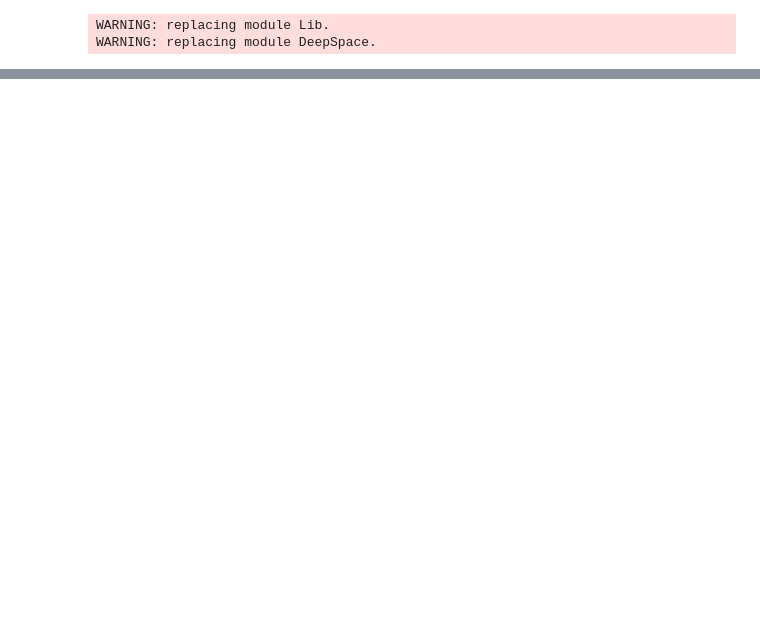
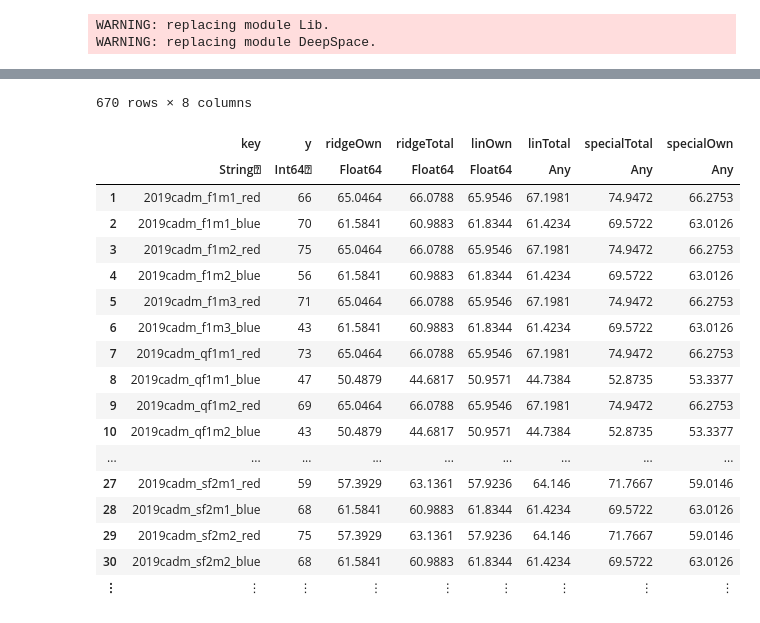
Before and after one commit to Thing342/frc-stats-workbench, a Jupyter notebook: notebooks/advanced_opr.ipynb, the cells around one changed output, grey strips where cells are left out. Drawn from its saved outputs; the diff is of its cells as text; code cells hidden in the pictures; blank space fills up the shorter version.

Commit message:
add special opr experiment

```diff
--- a/notebooks/advanced_opr.ipynb
+++ b/notebooks/advanced_opr.ipynb
@@ -147,0 +76,5 @@ UndefVarError: UndefVarError: predictions_table not defined
+# %%
+cols = Lib.numeric_col_names(scores_train)
+y = scores_train[cols] |> df -> convert(Array{Float64,2}, df)
+linearComponentsArr = llsq(ß,y; bias=false)
+ridgeComponentsArr = ridge(ß,y,1; bias=false)
@@ -147,0 +99,11 @@ UndefVarError: UndefVarError: predictions_table not defined
+# %%
+event_lengths_tbl = aggregate(scores_train, :event, length)
+event_lengths = Dict(event_lengths_tbl.event[i] => event_lengths_tbl.totalPoints_length[i] / 2 for i = 1:size(event_lengths_tbl,1))
+timevar = [let
+        key = split(scores_train.key[i], "_")[2]
+        num_str = split(key, "qm")[end]
+        num = parse(Float64, num_str)
+        len = event_lengths[scores_train.event[i]]
+        (len - num) / len
+        end for i = 1:size(ß,1)]
+[scores_train.key timevar]
@@ -147,0 +128,3 @@ UndefVarError: UndefVarError: predictions_table not defined
+# %%
+ßspecial = [ß timevar]
+specialComponents = llsq(ßspecial,y; bias=false)
@@ -147,0 +149,5 @@ UndefVarError: UndefVarError: predictions_table not defined
+# %%
+tSpecial = [teamnums ; "special"]
+linearOPR = DataFrame([teamnums linearComponentsArr], [:team ; cols])
+ridgeOPR  = DataFrame([teamnums ridgeComponentsArr], [:team ; cols])
+specialOPR = DataFrame([tSpecial specialComponents], [:team ; cols])
@@ -147,0 +196,34 @@ UndefVarError: UndefVarError: predictions_table not defined
+# %%
+(ßtest, _, _) = Lib.opr_ß(scores_test, teams_test ; teamnums = teamnums)
+scaledToTotalMean(df, col) = (col ./ mean(col)) .* mean(df.totalPoints)
+
+specialTotal = specialOPR.totalPoints[1:end-1]
+specialOwn = specialOPR.ownPoints[1:end-1]
+
+yhat4 = ßtest * linearOPR.totalPoints
+yhat1 = ßtest * scaledToTotalMean(linearOPR, ridgeOPR.ownPoints)
+yhat2 = ßtest * scaledToTotalMean(linearOPR, ridgeOPR.totalPoints)
+yhat3 = ßtest * scaledToTotalMean(linearOPR, linearOPR.ownPoints)
+yhat5 = ßtest * specialTotal
+yhat6 = ßtest * specialOwn #(specialOwn ./ mean(specialOwn) .* mean(specialTotal))
+results = DataFrame(key=scores_test.key, y=scores_test.totalPoints, ridgeOwn=yhat1, ridgeTotal=yhat2, linOwn=yhat3, linTotal=yhat4, specialTotal=yhat5, specialOwn=yhat6)
+# %% [output]
+670 rows × 8 columns
+|  | key | y | ridgeOwn | ridgeTotal | linOwn | linTotal | specialTotal | specialOwn |
+|  | String⍰ | Int64⍰ | Float64 | Float64 | Float64 | Any | Any | Any |
+| 1 | 2019cadm_f1m1_red | 66 | 65.0464 | 66.0788 | 65.9546 | 67.1981 | 74.9472 | 66.2753 |
+| 2 | 2019cadm_f1m1_blue | 70 | 61.5841 | 60.9883 | 61.8344 | 61.4234 | 69.5722 | 63.0126 |
+| 3 | 2019cadm_f1m2_red | 75 | 65.0464 | 66.0788 | 65.9546 | 67.1981 | 74.9472 | 66.2753 |
+| 4 | 2019cadm_f1m2_blue | 56 | 61.5841 | 60.9883 | 61.8344 | 61.4234 | 69.5722 | 63.0126 |
+| 5 | 2019cadm_f1m3_red | 71 | 65.0464 | 66.0788 | 65.9546 | 67.1981 | 74.9472 | 66.2753 |
+| 6 | 2019cadm_f1m3_blue | 43 | 61.5841 | 60.9883 | 61.8344 | 61.4234 | 69.5722 | 63.0126 |
+| 7 | 2019cadm_qf1m1_red | 73 | 65.0464 | 66.0788 | 65.9546 | 67.1981 | 74.9472 | 66.2753 |
+| 8 | 2019cadm_qf1m1_blue | 47 | 50.4879 | 44.6817 | 50.9571 | 44.7384 | 52.8735 | 53.3377 |
+| 9 | 2019cadm_qf1m2_red | 69 | 65.0464 | 66.0788 | 65.9546 | 67.1981 | 74.9472 | 66.2753 |
+| 10 | 2019cadm_qf1m2_blue | 43 | 50.4879 | 44.6817 | 50.9571 | 44.7384 | 52.8735 | 53.3377 |
+| ... | ... | ... | ... | ... | ... | ... | ... | ... |
+| 27 | 2019cadm_sf2m1_red | 59 | 57.3929 | 63.1361 | 57.9236 | 64.146 | 71.7667 | 59.0146 |
+| 28 | 2019cadm_sf2m1_blue | 68 | 61.5841 | 60.9883 | 61.8344 | 61.4234 | 69.5722 | 63.0126 |
+| 29 | 2019cadm_sf2m2_red | 75 | 57.3929 | 63.1361 | 57.9236 | 64.146 | 71.7667 | 59.0146 |
+| 30 | 2019cadm_sf2m2_blue | 68 | 61.5841 | 60.9883 | 61.8344 | 61.4234 | 69.5722 | 63.0126 |
+| ⋮ | ⋮ | ⋮ | ⋮ | ⋮ | ⋮ | ⋮ | ⋮ | ⋮ |
```
Also changed, not shown: parts of 23 cells of this notebook, 9 other files.
